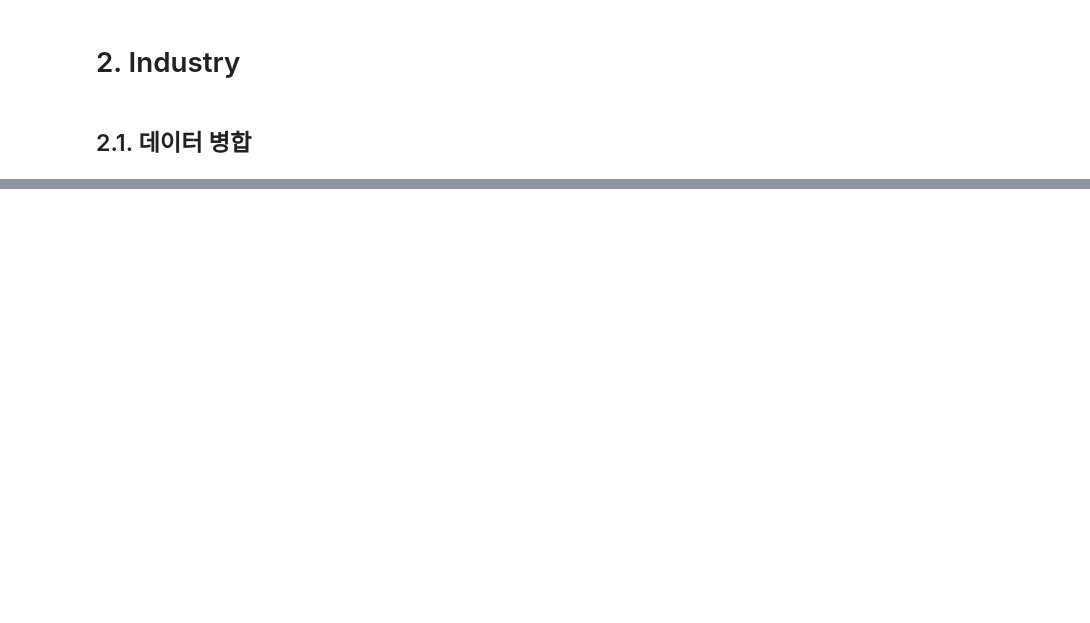
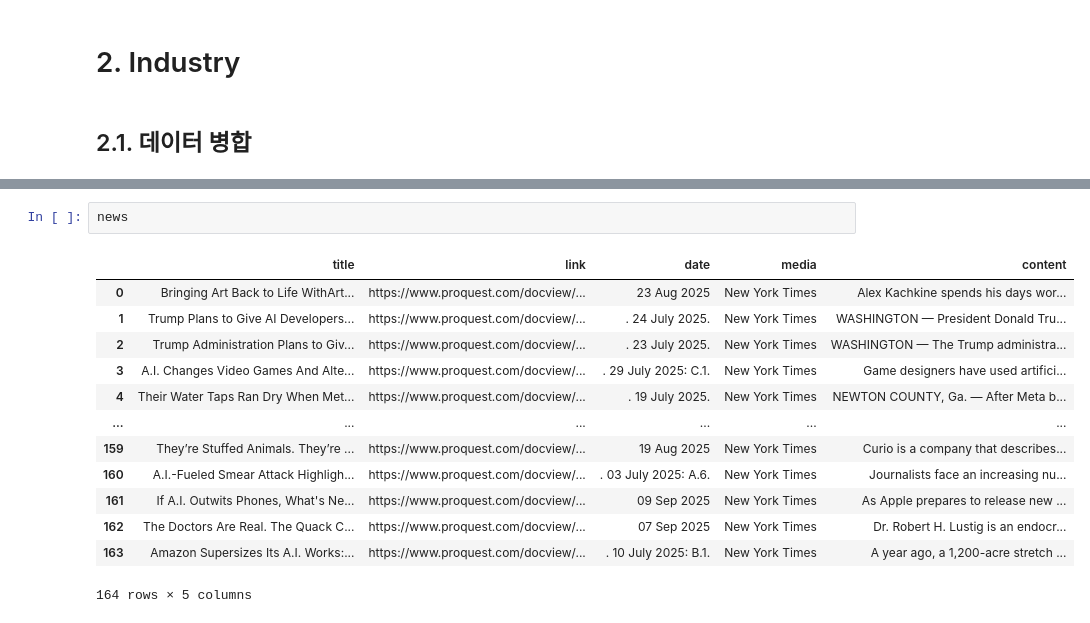
Before and after one commit to choi-ce3l/Journal, a Jupyter notebook: 데이터 병합.ipynb, the cells around one changed output, grey strips where cells are left out. Saved outputs shown, nothing was run; the diff lists cells and outputs as text; blank space fills up the shorter version.

```diff
--- a/데이터 병합.ipynb
+++ b/데이터 병합.ipynb
@@ -224,0 +355,16 @@ Name: count, dtype: int64
+# %%
+news
+# %% [output]
+|  | title | link | date | media | content |
+| 0 | Bringing Art Back to Life WithArt... | https://www.proquest.com/docview/... | 23 Aug 2025 | New York Times | Alex Kachkine spends his days wor... |
+| 1 | Trump Plans to Give AI Developers... | https://www.proquest.com/docview/... | . 24 July 2025. | New York Times | WASHINGTON — President Donald Tru... |
+| 2 | Trump Administration Plans to Giv... | https://www.proquest.com/docview/... | . 23 July 2025. | New York Times | WASHINGTON — The Trump administra... |
+| 3 | A.I. Changes Video Games And Alte... | https://www.proquest.com/docview/... | . 29 July 2025: C.1. | New York Times | Game designers have used artifici... |
+| 4 | Their Water Taps Ran Dry When Met... | https://www.proquest.com/docview/... | . 19 July 2025. | New York Times | NEWTON COUNTY, Ga. — After Meta b... |
+| ... | ... | ... | ... | ... | ... |
+| 159 | They’re Stuffed Animals. They’re ... | https://www.proquest.com/docview/... | 19 Aug 2025 | New York Times | Curio is a company that describes... |
+| 160 | A.I.-Fueled Smear Attack Highligh... | https://www.proquest.com/docview/... | . 03 July 2025: A.6. | New York Times | Journalists face an increasing nu... |
+| 161 | If A.I. Outwits Phones, What's Ne... | https://www.proquest.com/docview/... | 09 Sep 2025 | New York Times | As Apple prepares to release new ... |
+| 162 | The Doctors Are Real. The Quack C... | https://www.proquest.com/docview/... | 07 Sep 2025 | New York Times | Dr. Robert H. Lustig is an endocr... |
+| 163 | Amazon Supersizes Its A.I. Works:... | https://www.proquest.com/docview/... | . 10 July 2025: B.1. | New York Times | A year ago, a 1,200-acre stretch ... |
+164 rows × 5 columns
```
Also changed, not shown: parts of 25 cells of this notebook.
